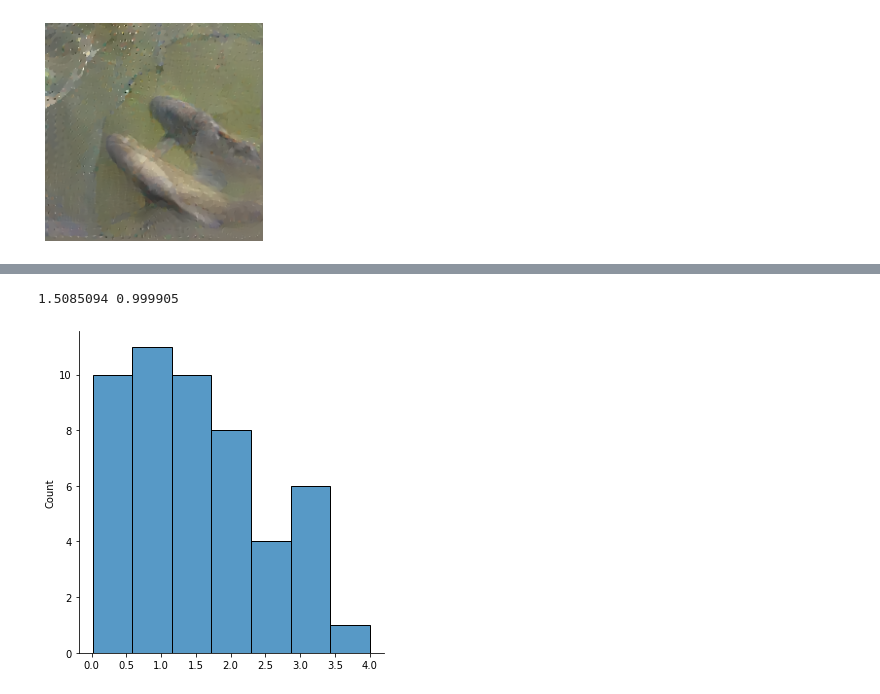
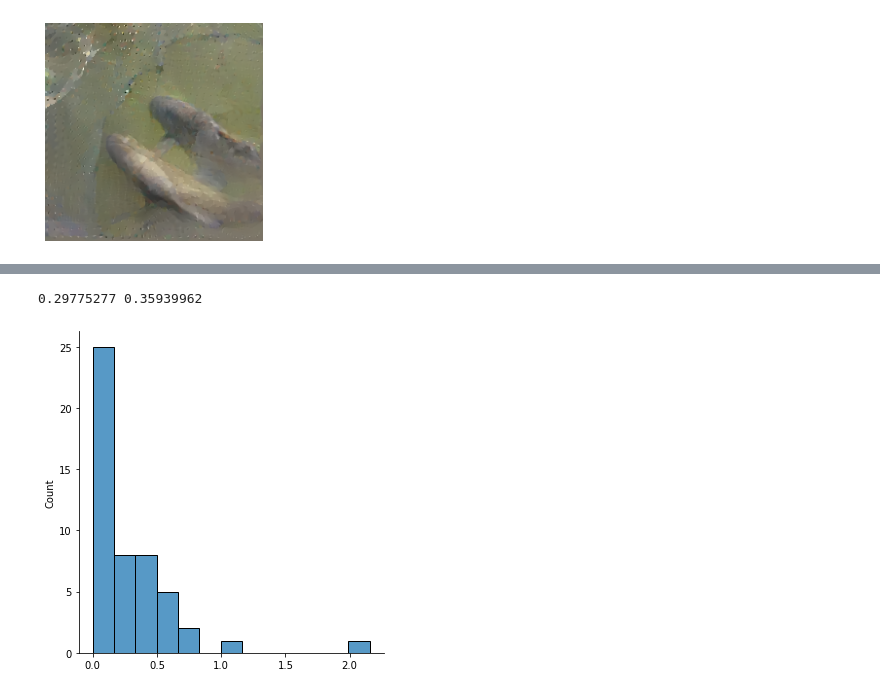
Before and after one commit to JonasGeiping/breaching, a Jupyter notebook: Interactive gradient inversion attacks - Feature Reconstruction.ipynb, the cells around one changed output, grey strips where cells are left out. Saved outputs shown, nothing was run; the diff lists cells and outputs as text; code cells hidden in the pictures.

Commit message:
simple cls attack breaches ready

```diff
--- a/Interactive gradient inversion attacks - Feature Reconstruction.ipynb
+++ b/Interactive gradient inversion attacks - Feature Reconstruction.ipynb
@@ -28,7 +25,7 @@ This will print out all configuration options.
 There are a lot of possible configurations, but there is usually no need to worry about most of these. Below, a few options are printed.
 # %%
 with hydra.initialize(config_path="config"):
-    cfg = hydra.compose(config_name='cfg', overrides=['attack=modern'])
+    cfg = hydra.compose(config_name='cfg', overrides=['attack=clsattack'])
     cfg.case.server.name = 'class_malicious_parameters'
     print(f'Investigating use case {cfg.case.name} with server type {cfg.case.server.name}.')
 
@@ -54,20 +51,6 @@ with open_dict(cfg):
     cfg.case.user.provide_buffers = True
     cfg.case.user.provide_num_data_points = True
 
-    cfg.attack.regularization.total_variation.scale = 0.2
-    cfg.attack.regularization.total_variation.inner_exp = 2
-    cfg.attack.regularization.total_variation.outer_exp = 0.5
-    # cfg.attack.optim.signed = 'hard'
-    cfg.attack.optim.step_size_decay = 'cosine-decay'
-    cfg.attack.optim.warmup = 50
-    # cfg.attack.optim.step_size = 1e-2
-    cfg.attack.init = 'patterned-4'  # 'patterned-4'
-    cfg.attack.objective.task_regularization = .0
-    cfg.attack.regularization.features = .0
-
-    cfg.attack.regularization.total_variation.double_opponents = True
-    cfg.attack.regularization.deep_inversion = dict(scale=.0)
-
     cfg.attack.optim.max_iterations = 0
 # %% [markdown]
 ### Instantiate all parties
@@ -133,5 +116,17 @@ cls_to_obtain = t_labels[which_to_recover:(which_to_recover + how_many)]
 extra_info = {'cls_to_obtain': cls_to_obtain}
 server.reconfigure_model('cls_attack', extra_info=extra_info)
 # %%
-cfg.case.user.num_data_points = 2
+# reconstruct gt features from users
+cfg.case.user.num_data_points = 1
+gt_features = []
+for i in tqdm(range(50 // cfg.case.user.num_data_points)):
+    with open_dict(cfg):
+        cfg.case.user.user_idx = i
+    user = breaching.cases.construct_user(model, loss_fn, cfg.case, setup)
+    attacker = breaching.attacks.prepare_attack(server.model, server.loss, cfg.attack, setup)
+    server_payload = server.distribute_payload()
+    shared_data, true_user_data = user.compute_local_updates(server_payload)
+    gt_features.append(torch.flatten(server.reconstruct_feature(shared_data, cls_to_obtain)).cpu().detach().numpy())
+
+gt_features = np.array(gt_features)
 # %%
@@ -212,11 +178,11 @@ server.model.model.fc(torch.tensor(all_features[0, :]))
 # %%
-f_ind = 100
+f_ind = 9
 tmp_series = gt_features[:, f_ind]
 sns.displot(tmp_series)
 print(np.mean(tmp_series), np.std(tmp_series))
 # %% [output]
-1.5085094 0.999905
+0.29775277 0.35939962
-[figure, old version]
+[figure, new version]
 # %%
 tmp_series = all_features[:, f_ind]
 sns.displot(tmp_series)
```
Also changed, not shown: parts of 21 cells of this notebook, 4 other files.
